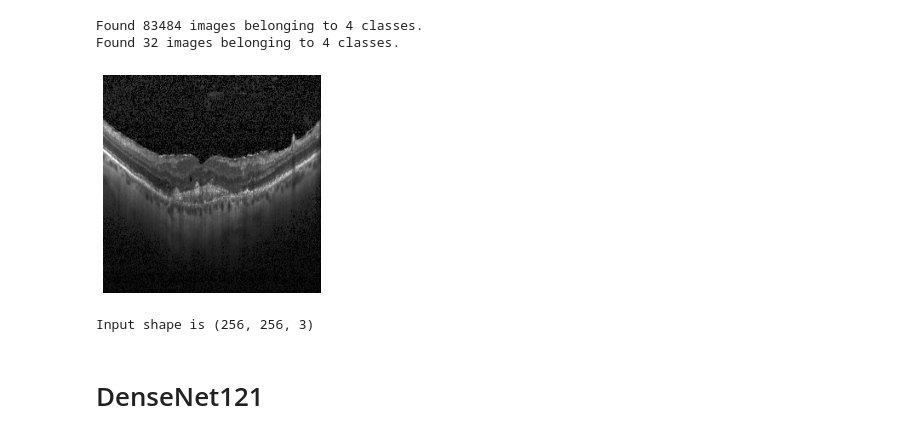
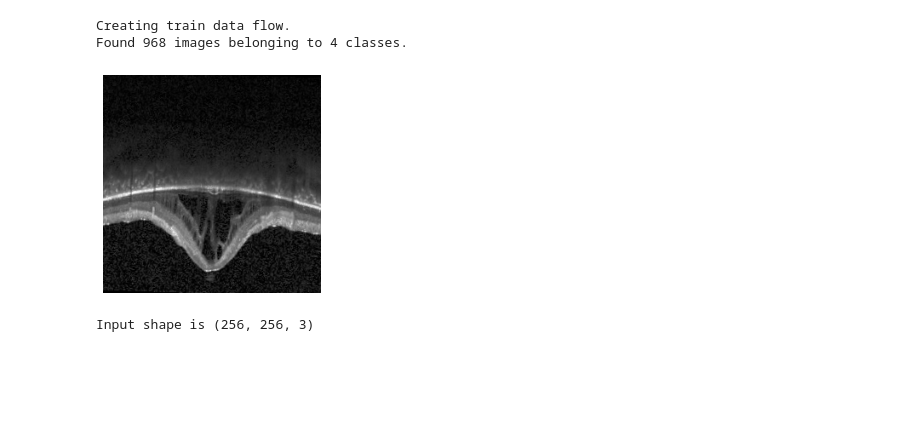
Before and after one commit to djvaroli/samsung_oct, a Jupyter notebook: notebooks/OCT_project_daniel_varoli.ipynb, the cells around one changed output. Saved outputs shown, nothing was run; the diff lists cells and outputs as text; code cells hidden in the pictures; blank space fills up the shorter version.

```diff
--- a/notebooks/OCT_project_daniel_varoli.ipynb
+++ b/notebooks/OCT_project_daniel_varoli.ipynb
@@ -66 +101,3 @@ with open("processed_data/formatted_data.json", "r+") as f:
+# %%
+config = wandb.config
 # %% [markdown]
@@ -76,23 +107,33 @@ generator = ImageDataGenerator(**kwargs)
-# %%
-train_flow = generator.flow_from_directory("processed_data/data/train")
-val_flow = generator.flow_from_directory("processed_data/data/val")
-# %% [output]
-Found 83484 images belonging to 4 classes.
-Found 32 images belonging to 4 classes.
+# %%
+# data augmentation hyperparams
+config.horizontal_flip = True
+config.vertical_flip = True
+config.rotation_range = 10
+config.zoom_range = [0.8, 1.0]
+config.zca_whitening = 1e-6
+config.channel_shift_range = 0.1
+config.fill_mode = "constant"
+# %%
+train_generator, generator = get_generator_instances(**config_to_dict(config))
+# %%
+flows = create_flows(PATH_TO_DATA, train_generator, generator)
+# %% [output]
+Creating train data flow.
+Found 968 images belonging to 4 classes.
 # %%
 # plot a sample image
 # the image will be slightly distorted since we are using the ImageDataGenerator
-img_batch, labels_batch = next(train_flow)
+subsets = list(flows.keys())
+flow = flows[subsets[0]]
+img_batch, labels_batch = next(flow)
 img = img_batch[0]
 plt.imshow(img)
 plt.axis("off")
-train_flow.reset()
+flow.reset()
 # %% [output]
-[figure, old version]
+[figure, new version]
 # %%
 input_shape = img.shape
 print(f"Input shape is {input_shape}")
 # %% [output]
 Input shape is (256, 256, 3)
-# %% [markdown]
-# DenseNet121
```
Also changed, not shown: parts of 53 cells of this notebook.
